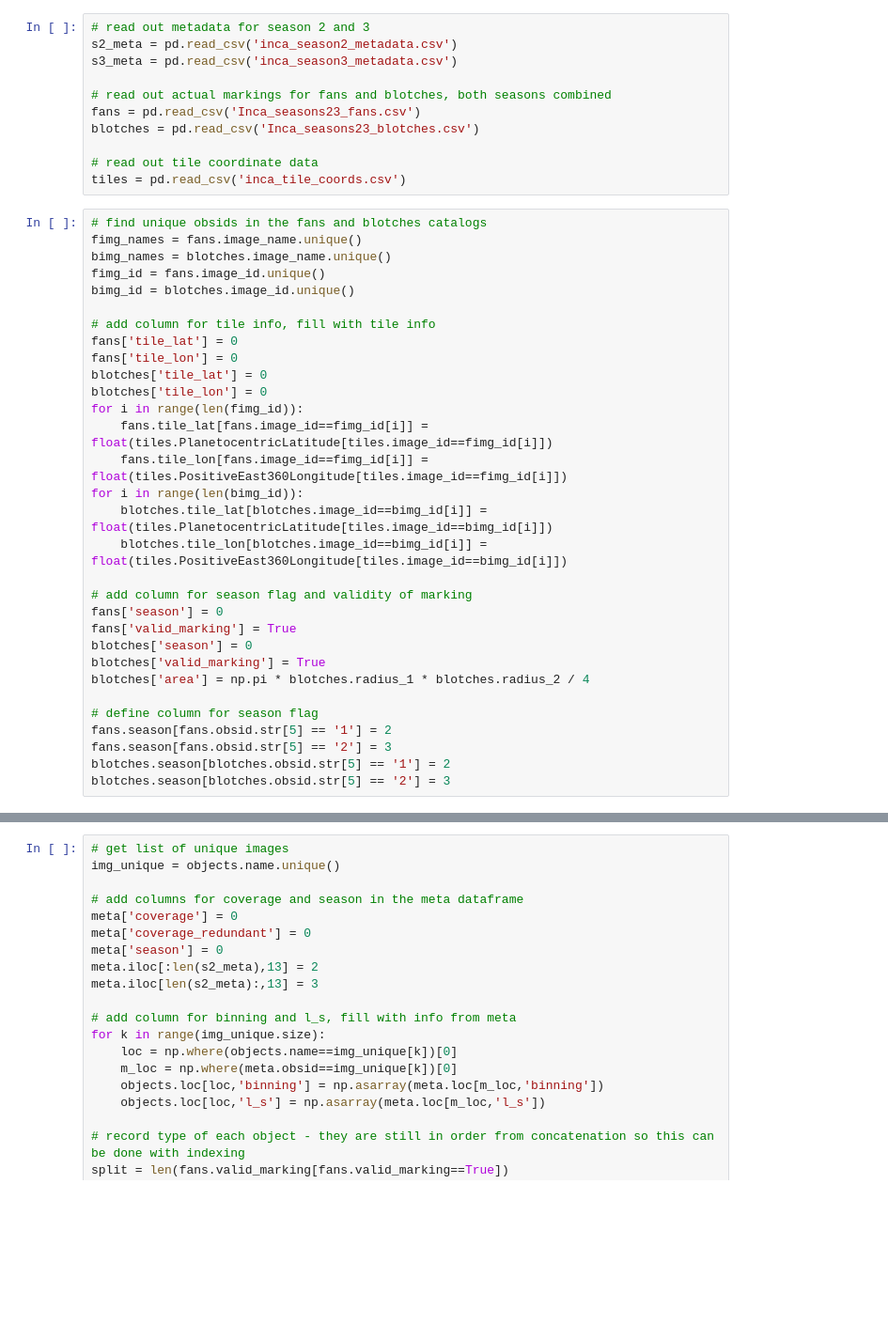
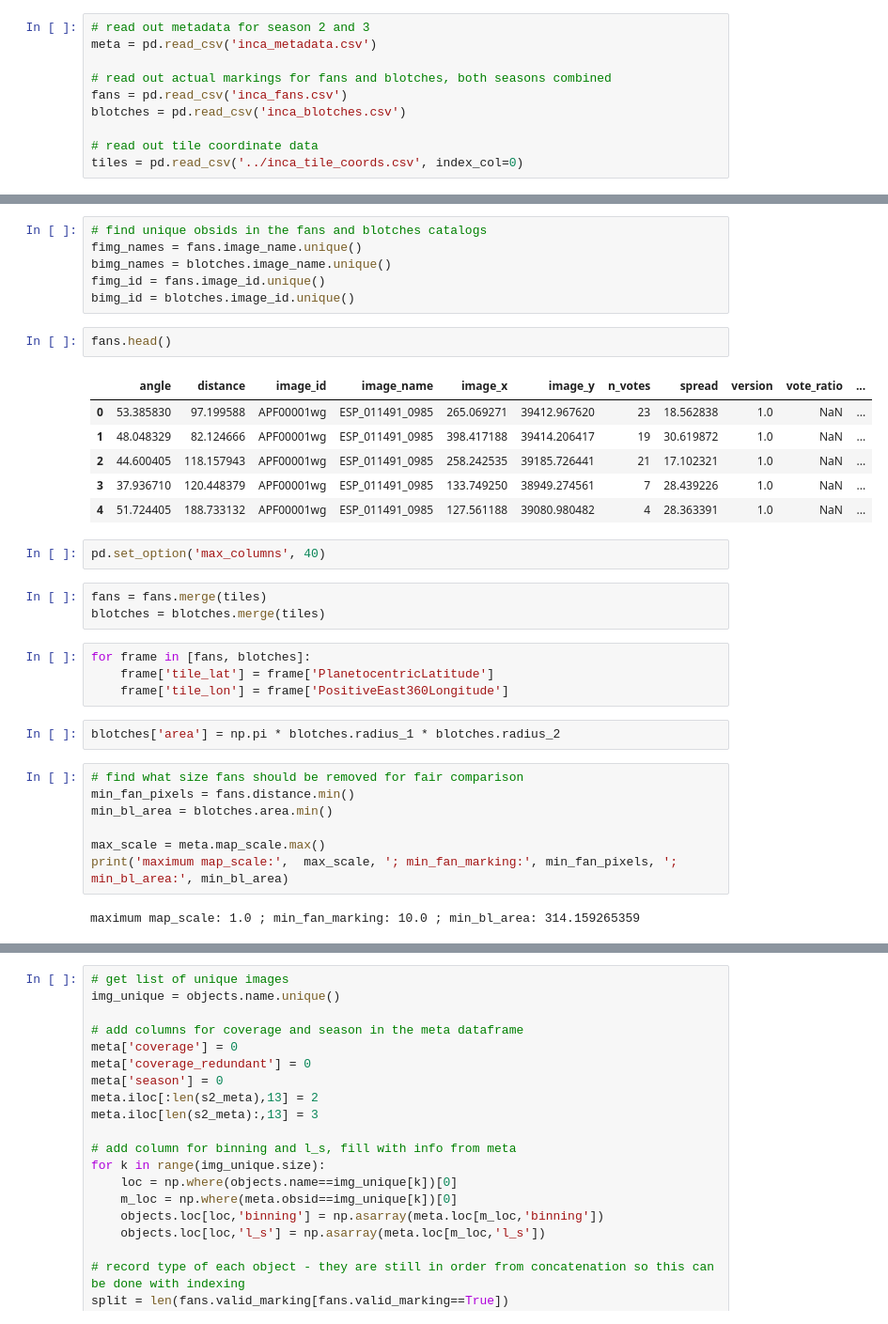
Before and after one commit to chatcher10/reu_notebooks, a Jupyter notebook: Fans_Blotches_Overlapping_Images_Generalized.ipynb, the cells around one changed output, grey strips where cells are left out. Shown at 94% size. Drawn from its saved outputs; the diff is of its cells as text; blank space fills up the shorter version.

```diff
--- a/Fans_Blotches_Overlapping_Images_Generalized.ipynb
+++ b/Fans_Blotches_Overlapping_Images_Generalized.ipynb
@@ -15,42 +22,10 @@ import time
 # %%
 # read out metadata for season 2 and 3
-s2_meta = pd.read_csv('inca_season2_metadata.csv')
-s3_meta = pd.read_csv('inca_season3_metadata.csv')
+meta = pd.read_csv('inca_metadata.csv')
 
 # read out actual markings for fans and blotches, both seasons combined
-fans = pd.read_csv('Inca_seasons23_fans.csv')
-blotches = pd.read_csv('Inca_seasons23_blotches.csv')
+fans = pd.read_csv('inca_fans.csv')
+blotches = pd.read_csv('inca_blotches.csv')
 
 # read out tile coordinate data
-tiles = pd.read_csv('inca_tile_coords.csv')
+tiles = pd.read_csv('../inca_tile_coords.csv', index_col=0)
-# %%
-# find unique obsids in the fans and blotches catalogs
-fimg_names = fans.image_name.unique()
-bimg_names = blotches.image_name.unique()
-fimg_id = fans.image_id.unique()
-bimg_id = blotches.image_id.unique()
-
-# add column for tile info, fill with tile info
-fans['tile_lat'] = 0
-fans['tile_lon'] = 0
-blotches['tile_lat'] = 0
-blotches['tile_lon'] = 0
-for i in range(len(fimg_id)):
-    fans.tile_lat[fans.image_id==fimg_id[i]] = float(tiles.PlanetocentricLatitude[tiles.image_id==fimg_id[i]])
-    fans.tile_lon[fans.image_id==fimg_id[i]] = float(tiles.PositiveEast360Longitude[tiles.image_id==fimg_id[i]])
-for i in range(len(bimg_id)):
-    blotches.tile_lat[blotches.image_id==bimg_id[i]] = float(tiles.PlanetocentricLatitude[tiles.image_id==bimg_id[i]])
-    blotches.tile_lon[blotches.image_id==bimg_id[i]] = float(tiles.PositiveEast360Longitude[tiles.image_id==bimg_id[i]])
-
-# add column for season flag and validity of marking
-fans['season'] = 0
-fans['valid_marking'] = True
-blotches['season'] = 0
-blotches['valid_marking'] = True
-blotches['area'] = np.pi * blotches.radius_1 * blotches.radius_2 / 4
-
-# define column for season flag
-fans.season[fans.obsid.str[5] == '1'] = 2
-fans.season[fans.obsid.str[5] == '2'] = 3
-blotches.season[blotches.obsid.str[5] == '1'] = 2
-blotches.season[blotches.obsid.str[5] == '2'] = 3
@@ -75 +32,36 @@ See the caveats in the documentation: http://pandas.pydata.org/pandas-docs/stabl
+# %%
+# find unique obsids in the fans and blotches catalogs
+fimg_names = fans.image_name.unique()
+bimg_names = blotches.image_name.unique()
+fimg_id = fans.image_id.unique()
+bimg_id = blotches.image_id.unique()
+# %%
+fans.head()
+# %% [output]
+|  | angle | distance | image_id | image_name | image_x | image_y | n_votes | spread | version | vote_ratio | ... |
+| 0 | 53.385830 | 97.199588 | APF00001wg | ESP_011491_0985 | 265.069271 | 39412.967620 | 23 | 18.562838 | 1.0 | NaN | ... |
+| 1 | 48.048329 | 82.124666 | APF00001wg | ESP_011491_0985 | 398.417188 | 39414.206417 | 19 | 30.619872 | 1.0 | NaN | ... |
+| 2 | 44.600405 | 118.157943 | APF00001wg | ESP_011491_0985 | 258.242535 | 39185.726441 | 21 | 17.102321 | 1.0 | NaN | ... |
+| 3 | 37.936710 | 120.448379 | APF00001wg | ESP_011491_0985 | 133.749250 | 38949.274561 | 7 | 28.439226 | 1.0 | NaN | ... |
+| 4 | 51.724405 | 188.733132 | APF00001wg | ESP_011491_0985 | 127.561188 | 39080.980482 | 4 | 28.363391 | 1.0 | NaN | ... |
+# %%
+pd.set_option('max_columns', 40)
+# %%
+fans = fans.merge(tiles)
+blotches = blotches.merge(tiles)
+# %%
+for frame in [fans, blotches]:
+    frame['tile_lat'] = frame['PlanetocentricLatitude']
+    frame['tile_lon'] = frame['PositiveEast360Longitude']
+# %%
+blotches['area'] = np.pi * blotches.radius_1 * blotches.radius_2
+# %%
+# find what size fans should be removed for fair comparison
+min_fan_pixels = fans.distance.min()
+min_bl_area = blotches.area.min()
+
+max_scale = meta.map_scale.max()
+print('maximum map_scale:',  max_scale, '; min_fan_marking:', min_fan_pixels, '; min_bl_area:', min_bl_area)
+# %% [output]
+maximum map_scale: 1.0 ; min_fan_marking: 10.0 ; min_bl_area: 314.159265359
 # %%
```
Also changed, not shown: parts of 18 cells of this notebook.
